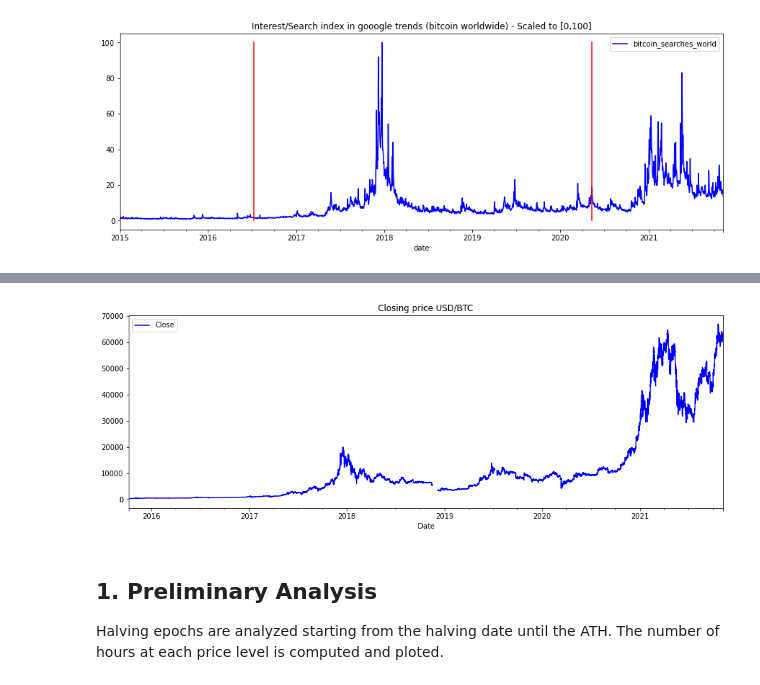
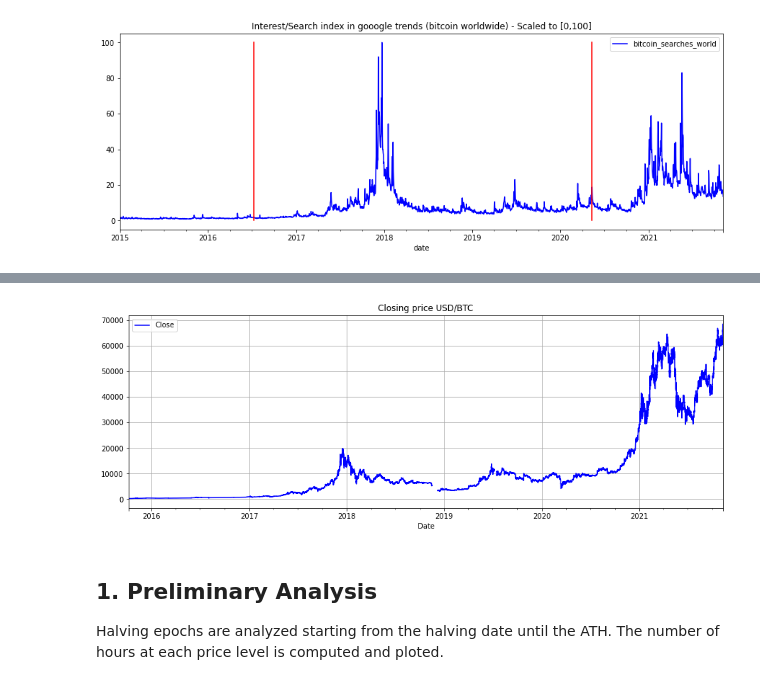
Before and after one commit to mxagar/crypto_analysis, a Jupyter notebook: 01_BitcoinAnalysis.ipynb, the cells around one changed output, grey strips where cells are left out. Drawn from its saved outputs; the diff is of its cells as text; code cells hidden in the pictures.

```diff
--- a/01_BitcoinAnalysis.ipynb
+++ b/01_BitcoinAnalysis.ipynb
@@ -89,14 +89,15 @@ df_price.describe()
 # %%
 #%matplotlib ipympl
 %matplotlib inline
 df_price.plot(y='Close',figsize=(15,5),color='b')
 ax = plt.gca()
 ax.plot([h2,h2],[0,df_price['Close'].max()],color='r')
 ax.plot([h3,h3],[0,df_price['Close'].max()],color='r')
+ax.grid(which="major", color="darkgray", linestyle="-")
 plt.title('Closing price USD/BTC')
 plt.show()
 # %% [output]
-[figure, old version]
+[figure, new version]
 # %% [markdown]
 ## 1. Preliminary Analysis
 Halving epochs are analyzed starting from the halving date until the ATH.
```
Also changed, not shown: parts of 9 cells of this notebook, 1 other file.
